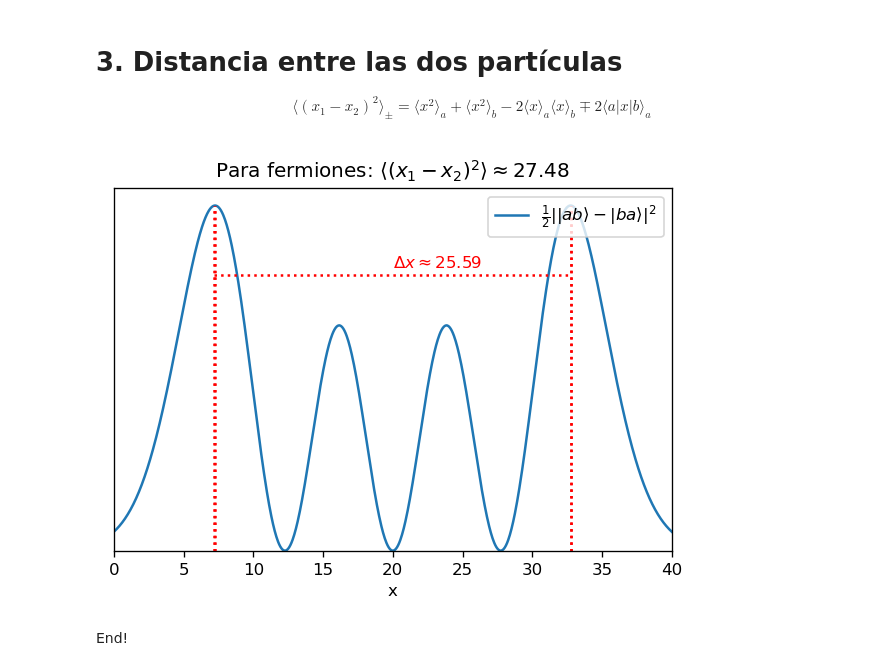
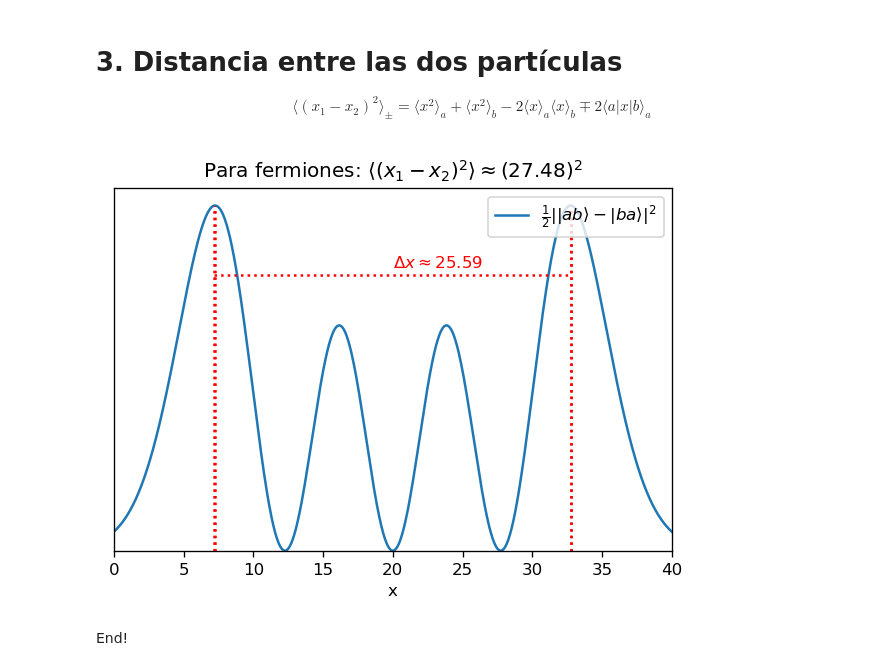
Before and after one commit to davidalejandromiranda/fisicoquimica, a Jupyter notebook: quantum/two_qparticles.ipynb, the cells around one changed output. Cells and saved outputs as stored; diff of their text form; code cells hidden in the pictures.

```diff
--- a/quantum/two_qparticles.ipynb
+++ b/quantum/two_qparticles.ipynb
@@ -80,32 +80,32 @@ $$ \langle (x_1 - x_2)^2 \rangle_\pm = \langle x^2 \rangle_a + \langle x^2 \rang
 # %%
 x1x1 = bracket(psi_a, x**2, psi_a)
 x2x2 = bracket(psi_a, x**2, psi_b)
 x1 = bracket(psi_a, x, psi_a)
 axb  = bracket(psi_b, x, psi_a)
 Delta_x = np.sqrt(np.abs(x1x1 + x2x2 - 2*x1*x1 - 2*axb**2))
 
 psi_psi = psi_fermion**2
 peak = np.zeros(len(x))
 peak[psi_psi > 0.95*psi_psi.max()] = 1
 D1 = x[np.gradient(peak) < 0]
 D2 = x[np.gradient(peak) > 0]
 Dx = (D2 + D1)/2
 
 A = max(psi_fermion**2)
 
 plt.figure(dpi=120)
 plt.plot(x, psi_psi, label=r'$\frac{1}{2}\left||ab\rangle - |ba\rangle\right|^2$')
 for d in Dx:
     plt.plot(2*[d], [0,A], ':r')
 plt.plot([Dx[0], Dx[-1]], 2*[0.8*A], ':r')
 plt.text(np.mean([Dx[0], Dx[-1]]), 0.82*A, r'$\Delta x \approx %0.2f$' % (Dx[-1] - Dx[0]), color='r')
 
 plt.xlabel('x')
 plt.yticks([])
 plt.axis([min(x), max(x), min(psi_fermion**2), 1.05*A])
-plt.title(r'Para fermiones: $\langle (x_1 - x_2)^2 \rangle \approx %0.2f$' % Delta_x)
+plt.title(r'Para fermiones: $\langle (x_1 - x_2)^2 \rangle \approx (%0.2f)^2$' % Delta_x)
 _ = plt.legend(loc=1)
 # %% [output]
-[figure, old version]
+[figure, new version]
 # %% [markdown]
 End!
```
